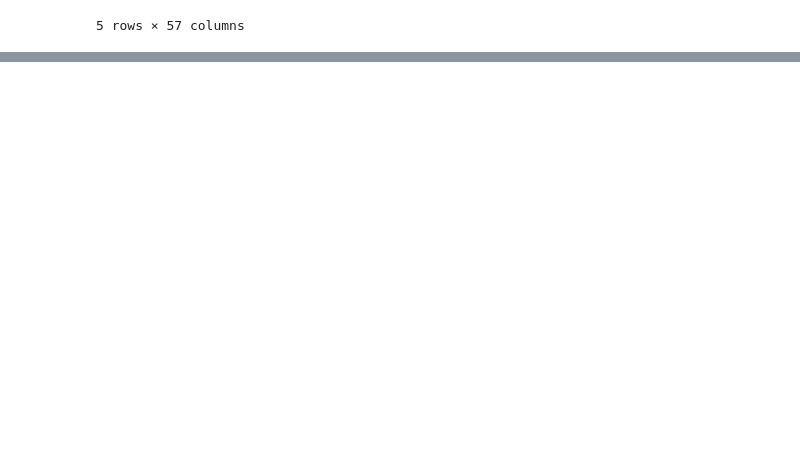
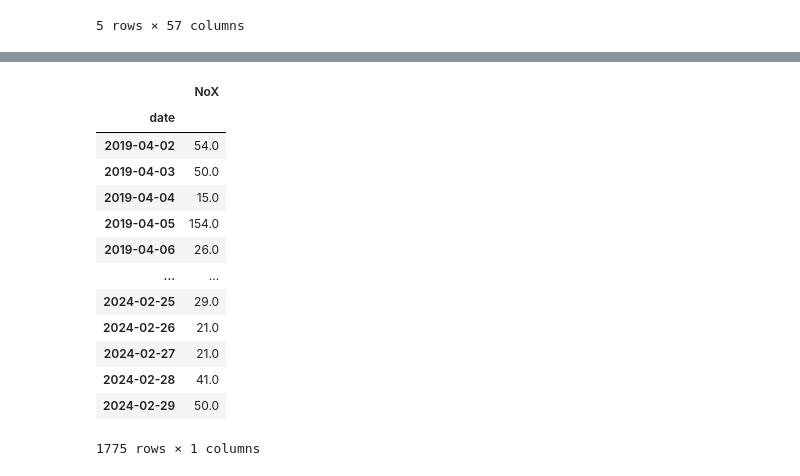
Before and after one commit to Zeegeuze/revive-it, a Jupyter notebook: notebooks/test_wouter.ipynb, the cells around one changed output, grey strips where cells are left out. Saved outputs shown, nothing was run; the diff lists cells and outputs as text; code cells hidden in the pictures; blank space fills up the shorter version.

```diff
--- a/notebooks/test_wouter.ipynb
+++ b/notebooks/test_wouter.ipynb
@@ -117,0 +166,20 @@ df.head()
+# %%
+# Create mini DataFrame
+mini_df = nox_4_df['h18']
+mini_df = mini_df.sort_index().to_frame(name="NoX")
+mini_df
+# %% [output]
+|  | NoX |
+| date |  |
+| 2019-04-02 | 54.0 |
+| 2019-04-03 | 50.0 |
+| 2019-04-04 | 15.0 |
+| 2019-04-05 | 154.0 |
+| 2019-04-06 | 26.0 |
+| ... | ... |
+| 2024-02-25 | 29.0 |
+| 2024-02-26 | 21.0 |
+| 2024-02-27 | 21.0 |
+| 2024-02-28 | 41.0 |
+| 2024-02-29 | 50.0 |
+1775 rows × 1 columns
```
Also changed, not shown: parts of 20 cells of this notebook, 1 other file.
